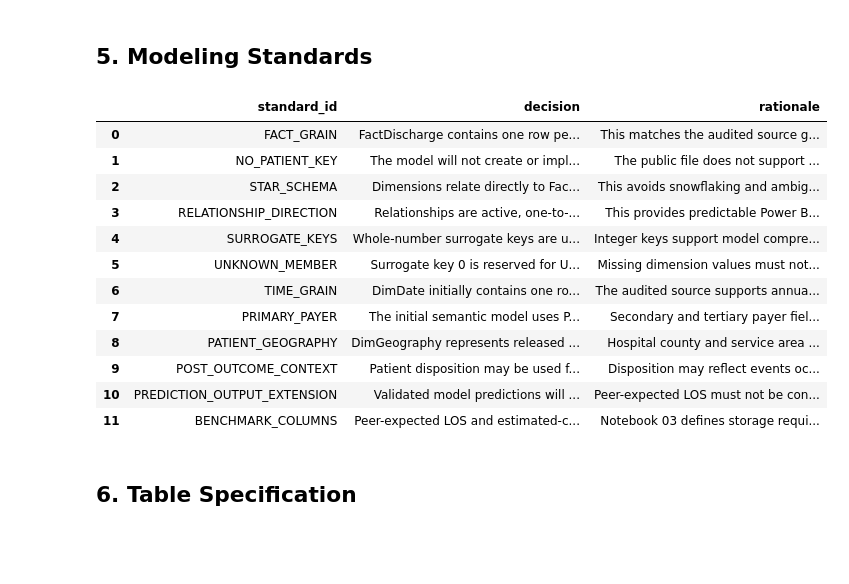
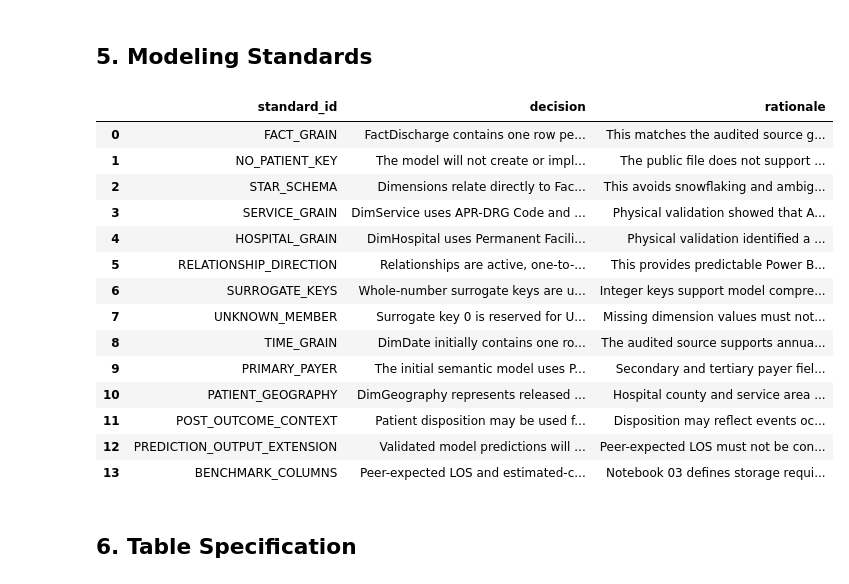
Before and after one commit to doyounghi/Healthcare-data-analysis, a Jupyter notebook: 04_hospital_operations_powerbi/notebooks/03_star_schema_design.ipynb, the cells around one changed output. Saved outputs shown, nothing was run; the diff lists cells and outputs as text; code cells hidden in the pictures; blank space fills up the shorter version.

```diff
--- a/04_hospital_operations_powerbi/notebooks/03_star_schema_design.ipynb
+++ b/04_hospital_operations_powerbi/notebooks/03_star_schema_design.ipynb
@@ -326,6 +326,34 @@ design_standards = pd.DataFrame(
                 "This avoids snowflaking and ambiguous filtering."
             ),
         },
+        {
+            "standard_id": "SERVICE_GRAIN",
+            "decision": (
+                "DimService uses APR-DRG Code and APR MDC Code "
+                "as a composite natural key."
+            ),
+            "rationale": (
+                "Physical validation showed that APR-DRG Code alone "
+                "does not uniquely determine APR MDC. The composite "
+                "APR-DRG and APR MDC key resolves the observed "
+                "one-to-many mapping while preserving both classifications."
+            ),
+        },
+        {
+        "standard_id": "HOSPITAL_GRAIN",
+        "decision": (
+            "DimHospital uses Permanent Facility Id as its natural key. "
+            "Operating Certificate Number remains staging-only."
+        ),
+        "rationale": (
+            "Physical validation identified a Permanent Facility Id "
+            "with multiple non-null operating certificate numbers. "
+            "PFI remains the facility-level identifier, while operating "
+            "certificate number is not treated as a stable descriptive "
+            "attribute."
+        ),
+        },
+
         {
             "standard_id": "RELATIONSHIP_DIRECTION",
             "decision": (
@@ -404,42 +432,44 @@ design_standards = pd.DataFrame(
             "standard_id": "PREDICTION_OUTPUT_EXTENSION",
             "decision": (
                 "Validated model predictions will be stored separately from "
                 "descriptive peer-benchmark values and versioned during modeling."
             ),
             "rationale": (
                 "Peer-expected LOS must not be confused with model-predicted LOS, "
                 "and model version and scoring date must remain traceable."
             ),
         },
         {
             "standard_id": "BENCHMARK_COLUMNS",
             "decision": (
                 "Peer-expected LOS and estimated-cost fields are planned "
                 "in FactDischarge but remain deferred until benchmark computation."
             ),
             "rationale": (
                 "Notebook 03 defines storage requirements without "
                 "claiming that the benchmark has been calculated."
             ),
         },
     ]
 )
 
 design_standards
 # %% [output]
 |  | standard_id | decision | rationale |
 | 0 | FACT_GRAIN | FactDischarge contains one row pe... | This matches the audited source g... |
 | 1 | NO_PATIENT_KEY | The model will not create or impl... | The public file does not support ... |
 | 2 | STAR_SCHEMA | Dimensions relate directly to Fac... | This avoids snowflaking and ambig... |
-| 3 | RELATIONSHIP_DIRECTION | Relationships are active, one-to-... | This provides predictable Power B... |
-| 4 | SURROGATE_KEYS | Whole-number surrogate keys are u... | Integer keys support model compre... |
-| 5 | UNKNOWN_MEMBER | Surrogate key 0 is reserved for U... | Missing dimension values must not... |
-| 6 | TIME_GRAIN | DimDate initially contains one ro... | The audited source supports annua... |
-| 7 | PRIMARY_PAYER | The initial semantic model uses P... | Secondary and tertiary payer fiel... |
-| 8 | PATIENT_GEOGRAPHY | DimGeography represents released ... | Hospital county and service area ... |
-| 9 | POST_OUTCOME_CONTEXT | Patient disposition may be used f... | Disposition may reflect events oc... |
-| 10 | PREDICTION_OUTPUT_EXTENSION | Validated model predictions will ... | Peer-expected LOS must not be con... |
-| 11 | BENCHMARK_COLUMNS | Peer-expected LOS and estimated-c... | Notebook 03 defines storage requi... |
+| 3 | SERVICE_GRAIN | DimService uses APR-DRG Code and ... | Physical validation showed that A... |
+| 4 | HOSPITAL_GRAIN | DimHospital uses Permanent Facili... | Physical validation identified a ... |
+| 5 | RELATIONSHIP_DIRECTION | Relationships are active, one-to-... | This provides predictable Power B... |
+| 6 | SURROGATE_KEYS | Whole-number surrogate keys are u... | Integer keys support model compre... |
+| 7 | UNKNOWN_MEMBER | Surrogate key 0 is reserved for U... | Missing dimension values must not... |
+| 8 | TIME_GRAIN | DimDate initially contains one ro... | The audited source supports annua... |
+| 9 | PRIMARY_PAYER | The initial semantic model uses P... | Secondary and tertiary payer fiel... |
+| 10 | PATIENT_GEOGRAPHY | DimGeography represents released ... | Hospital county and service area ... |
+| 11 | POST_OUTCOME_CONTEXT | Patient disposition may be used f... | Disposition may reflect events oc... |
+| 12 | PREDICTION_OUTPUT_EXTENSION | Validated model predictions will ... | Peer-expected LOS must not be con... |
+| 13 | BENCHMARK_COLUMNS | Peer-expected LOS and estimated-c... | Notebook 03 defines storage requi... |
 # %% [markdown]
 ## 6. Table Specification
 # %%
```
Also changed, not shown: parts of 9 cells of this notebook, 35 other files.
